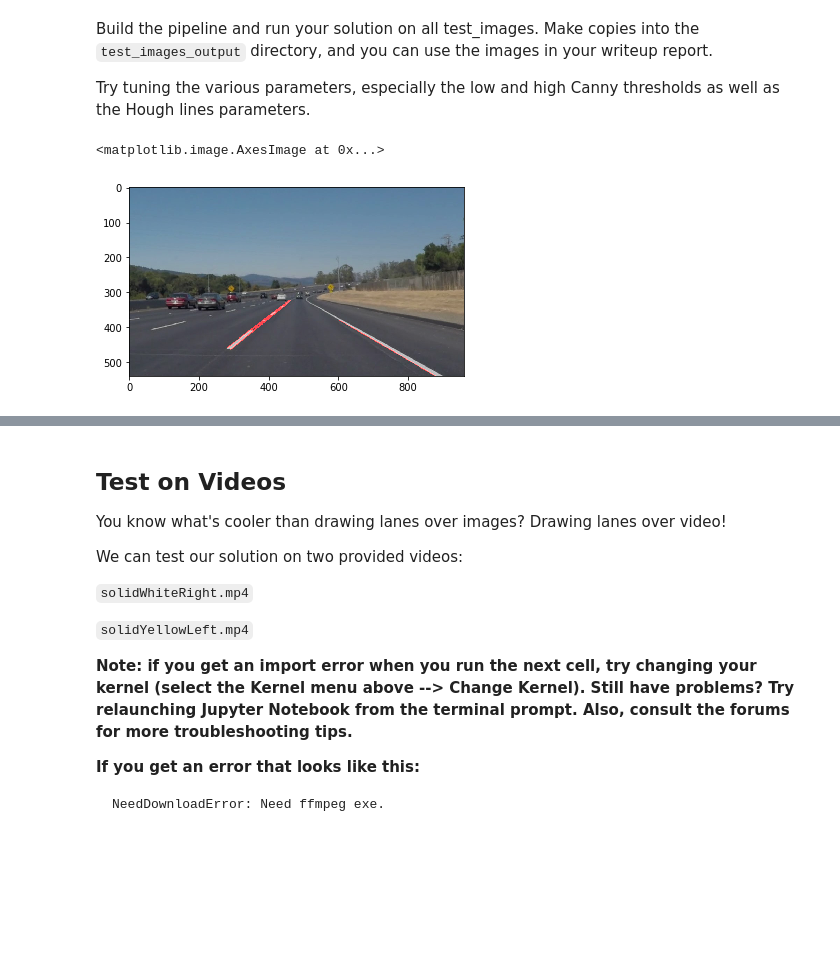
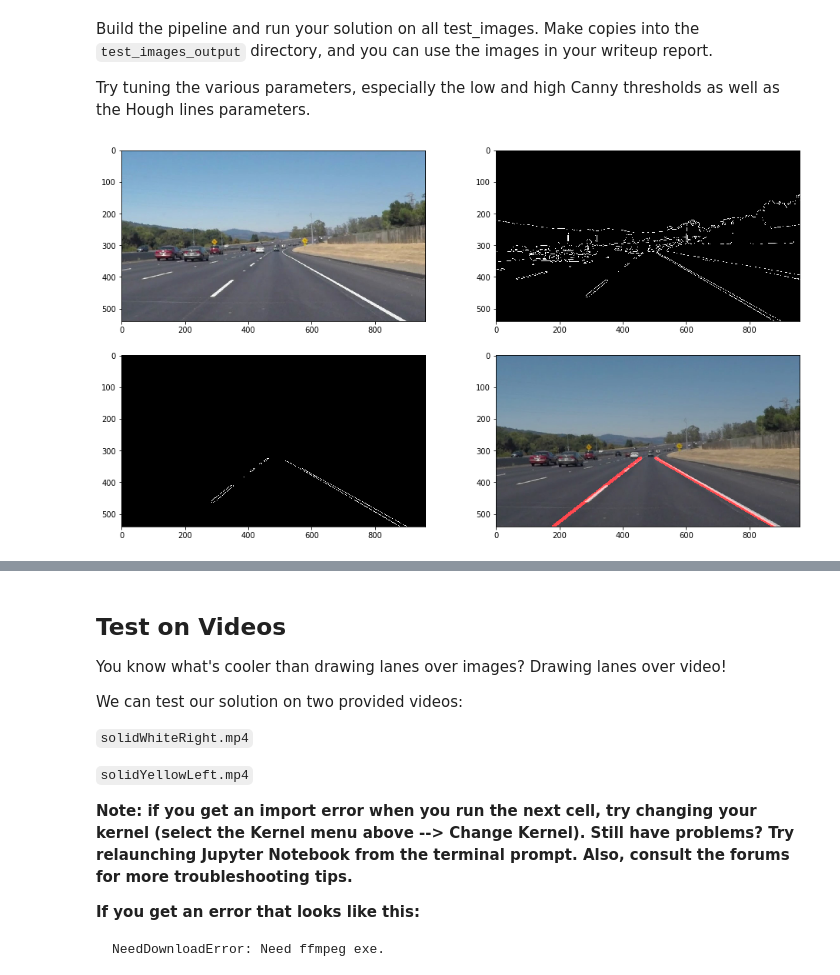
Before and after one commit to bamboo983/self-driving-car, a Jupyter notebook: p1-lane-lines/P1.ipynb, the cells around one changed output, grey strips where cells are left out. Cells and saved outputs as stored; diff of their text form; code cells hidden in the pictures; blank space fills up the shorter version.

```diff
--- a/p1-lane-lines/P1.ipynb
+++ b/p1-lane-lines/P1.ipynb
@@ -195,6 +229,9 @@ Try tuning the various parameters, especially the low and high Canny thresholds
 # %%
 # Draw lane lines on the test_images
 # then save them to the test_images_output directory.
+
+CENTER_WIDTH = 20
+
 def draw_lane_lines(image):
 
     # Cconvert image to grayscale
@@ -211,7 +248,10 @@ def draw_lane_lines(image):
 
     # This time we are defining a four sided polygon to mask
     imshape = image.shape
-    vertices = np.array([[(150,imshape[0]),(460, 320), (490, 320), (900,imshape[0])]], dtype=np.int32)
+    center = imshape[1] / 2
+    region_top = int(0.6 * image.shape[0])
+
+    vertices = np.array([[(0, imshape[0]),(center-CENTER_WIDTH, region_top), (center+CENTER_WIDTH, region_top), (imshape[1], imshape[0])]], dtype=np.int32)
     masked_image = region_of_interest(edges, vertices)
 
     # Define the Hough transform parameters
@@ -220,7 +260,7 @@ def draw_lane_lines(image):
     theta = np.pi/180
     threshold = 40
     min_line_length = 40
-    max_line_gap = 150
+    max_line_gap = 100
 
     # Run Hough on edge detected image
     line_image = hough_lines(masked_image, rho, theta, threshold, min_line_length, max_line_gap)
@@ -228,13 +268,4 @@ def draw_lane_lines(image):
     # Draw the lines on the edge image
     lines_edges = weighted_img(line_image, image)
 
-    return lines_edges
-
-test_image = []
-for name in os.listdir("test_images/"):
-    test_image.append(mpimg.imread('test_images/' + name))
-
-plt.imshow(draw_lane_lines(test_image[0]))
+    return (edges, masked_image, lines_edges)
-# %% [output]
-<matplotlib.image.AxesImage at 0x...>
-[figure, removed]
@@ -241 +284,5 @@ plt.imshow(draw_lane_lines(test_image[0]))
+# %%
+visualize_transformation(test_image[0])
+# %% [output]
+[figure, added]
 # %%
```
Also changed, not shown: parts of 12 cells of this notebook.
